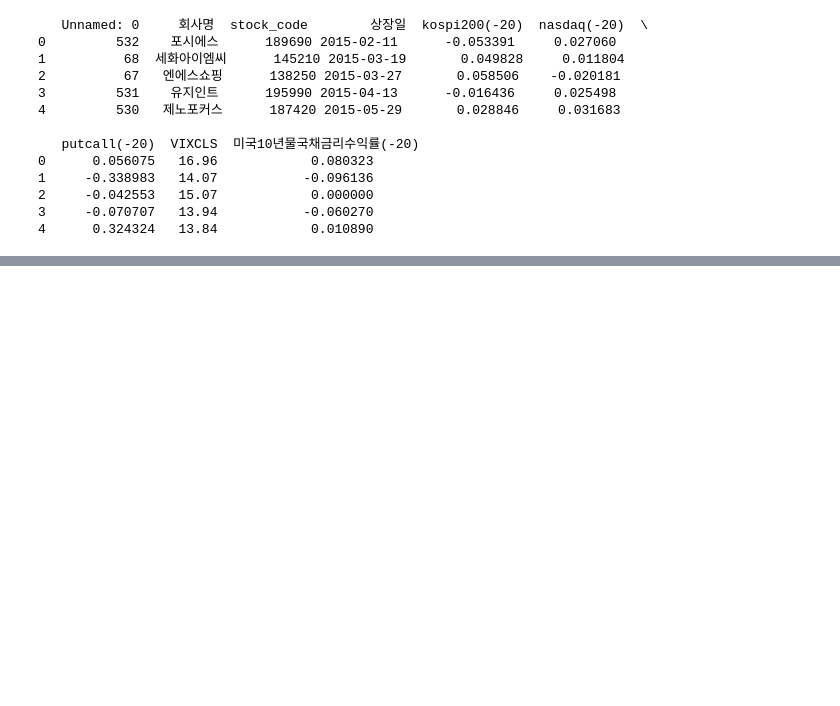
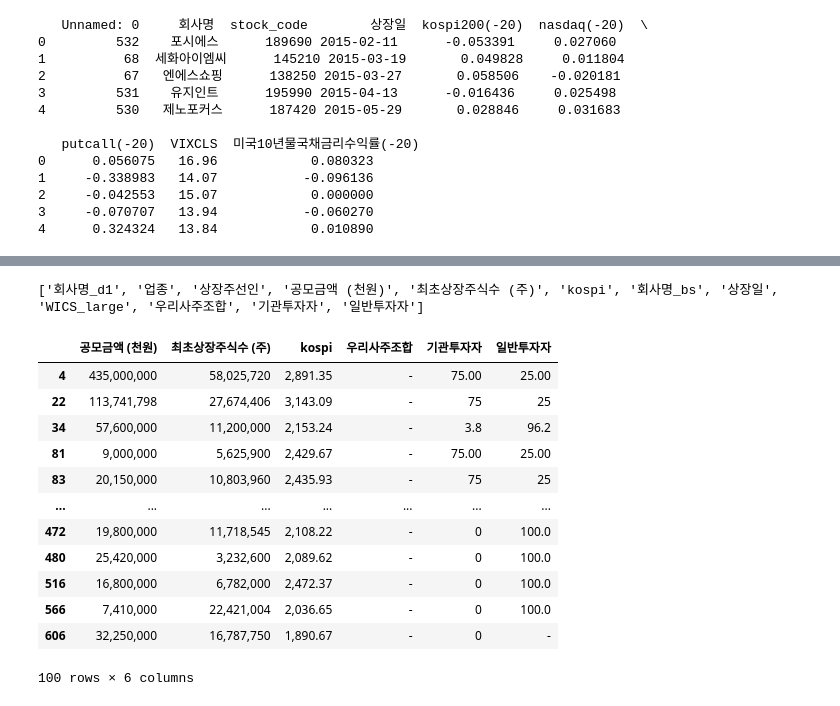
Before and after one commit to UbionProject1-IPO/Project1-2, a Jupyter notebook: notebook/plus_data.ipynb, the cells around one changed output, grey strips where cells are left out. Cells and saved outputs as stored; diff of their text form; code cells hidden in the pictures; blank space fills up the shorter version.

```diff
--- a/notebook/plus_data.ipynb
+++ b/notebook/plus_data.ipynb
@@ -243,0 +459,2 @@ merged
+# %%
+ipo = pd.read_csv('../data/backup_final_ratio.csv')
@@ -243,0 +481,42 @@ merged
+# %%
+# Option 1: get a list of column names
+object_cols = ipo.select_dtypes(include=['object']).columns.tolist()
+print(object_cols)
+# %% [output]
+['회사명_d1', '업종', '상장주선인', '공모금액 (천원)', '최초상장주식수 (주)', 'kospi', '회사명_bs', '상장일', 'WICS_large', '우리사주조합', '기관투자자', '일반투자자']
+# %%
+cols = [
+    '공모금액 (천원)',
+    '최초상장주식수 (주)',
+    'kospi',
+    '우리사주조합',
+    '기관투자자',
+    '일반투자자'
+]
+# %%
+# cols 리스트는 이미 정의되어 있다고 가정
+# 1) 각 셀에 '-'인지 체크해서 Boolean DataFrame 생성
+dash_mask = ipo[cols].eq('-')
+
+# 2) 한 행이라도 True인(즉 '-'가 하나라도 있는) 행을 골라내는 mask
+rows_with_dash = dash_mask.any(axis=1)
+
+# 3) 실제로 해당 행들만 추출
+ipo_with_dash = ipo[rows_with_dash]
+
+# 4) 결과 확인
+ipo_with_dash[cols]
+# %% [output]
+|  | 공모금액 (천원) | 최초상장주식수 (주) | kospi | 우리사주조합 | 기관투자자 | 일반투자자 |
+| 4 | 435,000,000 | 58,025,720 | 2,891.35 | - | 75.00 | 25.00 |
+| 22 | 113,741,798 | 27,674,406 | 3,143.09 | - | 75 | 25 |
+| 34 | 57,600,000 | 11,200,000 | 2,153.24 | - | 3.8 | 96.2 |
+| 81 | 9,000,000 | 5,625,900 | 2,429.67 | - | 75.00 | 25.00 |
+| 83 | 20,150,000 | 10,803,960 | 2,435.93 | - | 75 | 25 |
+| ... | ... | ... | ... | ... | ... | ... |
+| 472 | 19,800,000 | 11,718,545 | 2,108.22 | - | 0 | 100.0 |
+| 480 | 25,420,000 | 3,232,600 | 2,089.62 | - | 0 | 100.0 |
+| 516 | 16,800,000 | 6,782,000 | 2,472.37 | - | 0 | 100.0 |
+| 566 | 7,410,000 | 22,421,004 | 2,036.65 | - | 0 | 100.0 |
+| 606 | 32,250,000 | 16,787,750 | 1,890.67 | - | 0 | - |
+100 rows × 6 columns
```
Also changed, not shown: parts of 19 cells of this notebook, 5 other files.
